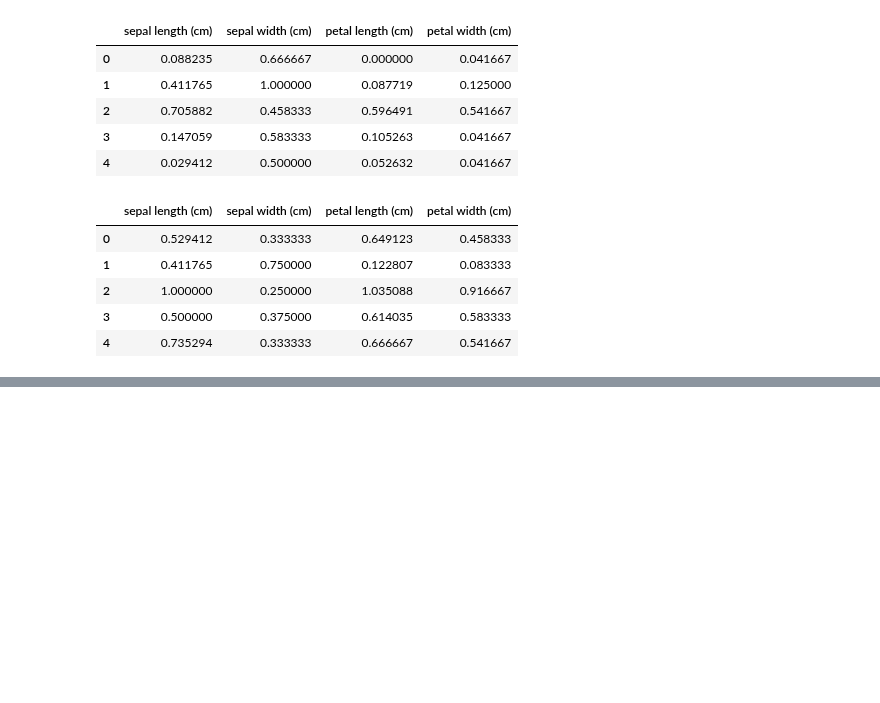
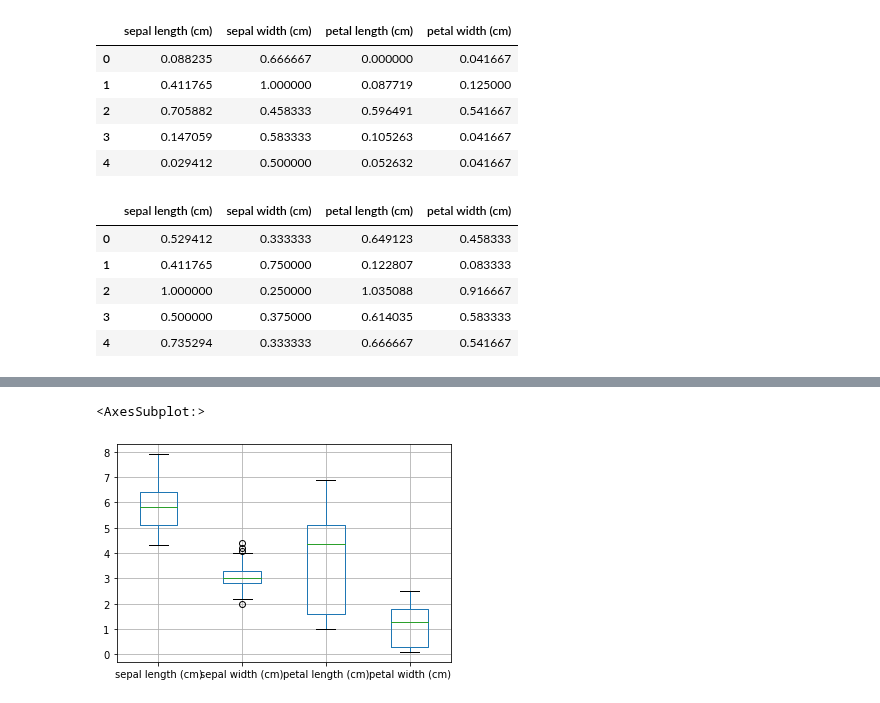
Before and after one commit to jinhuioh/Hi_ai, a Jupyter notebook: data11-day64/iris_scaling_gridsearch-confusionmatrix.ipynb, the cells around one changed output, grey strips where cells are left out. Cells and saved outputs as stored; diff of their text form; code cells hidden in the pictures; blank space fills up the shorter version.

```diff
--- a/data11-day64/iris_scaling_gridsearch-confusionmatrix.ipynb
+++ b/data11-day64/iris_scaling_gridsearch-confusionmatrix.ipynb
@@ -357,0 +383,5 @@ X_test_values.head()
+# %%
+df.boxplot()
+# %% [output]
+<AxesSubplot:>
+[figure, added]
```
Also changed, not shown: parts of 17 cells of this notebook.
